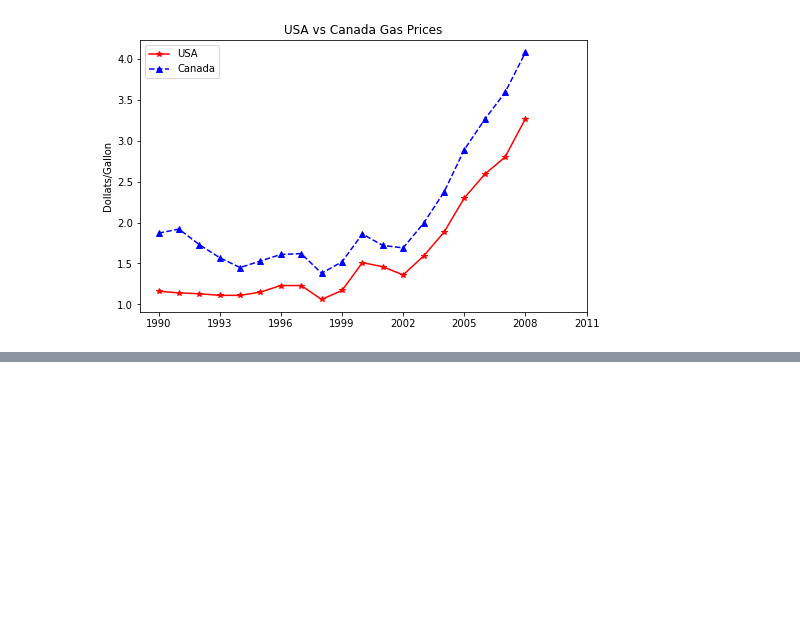
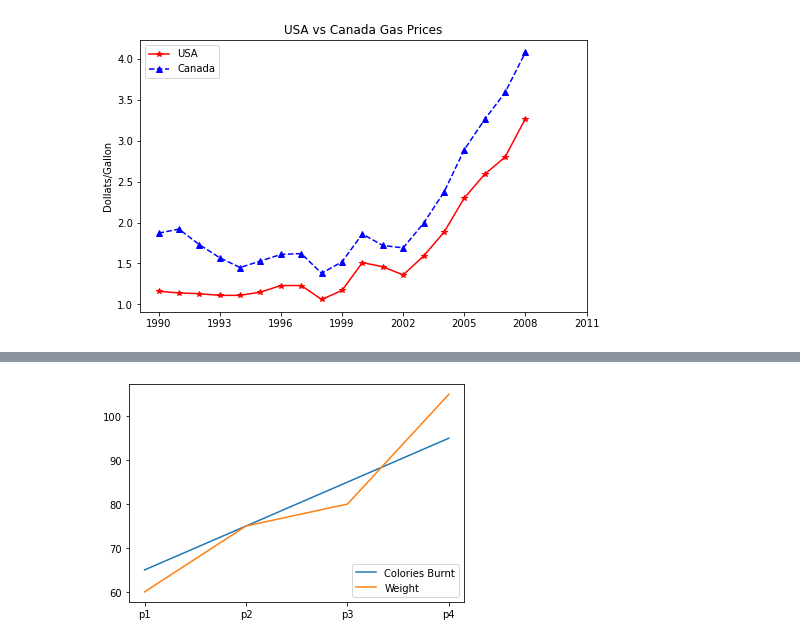
Before and after one commit to SenthilKumar009/100DaysOfCode, a Jupyter notebook: Matplotlib/matplotlib_practice.ipynb, the cells around one changed output, grey strips where cells are left out. Cells and saved outputs as stored; diff of their text form; code cells hidden in the pictures; blank space fills up the shorter version.

```diff
--- a/Matplotlib/matplotlib_practice.ipynb
+++ b/Matplotlib/matplotlib_practice.ipynb
@@ -73,0 +87,9 @@ plt.show()
+# %%
+colories_burnt = [65, 75, 85, 95]
+plt.plot(colories_burnt)
+plt.plot(weight)
+plt.legend(labels=['Colories Burnt', 'Weight'], loc = 'lower right')
+plt.xticks(ticks=[0,1,2,3], labels=['p1', 'p2', 'p3', 'p4'])
+plt.show()
+# %% [output]
+[figure, added]
```
Also changed, not shown: parts of 22 cells of this notebook, 1 other file.
